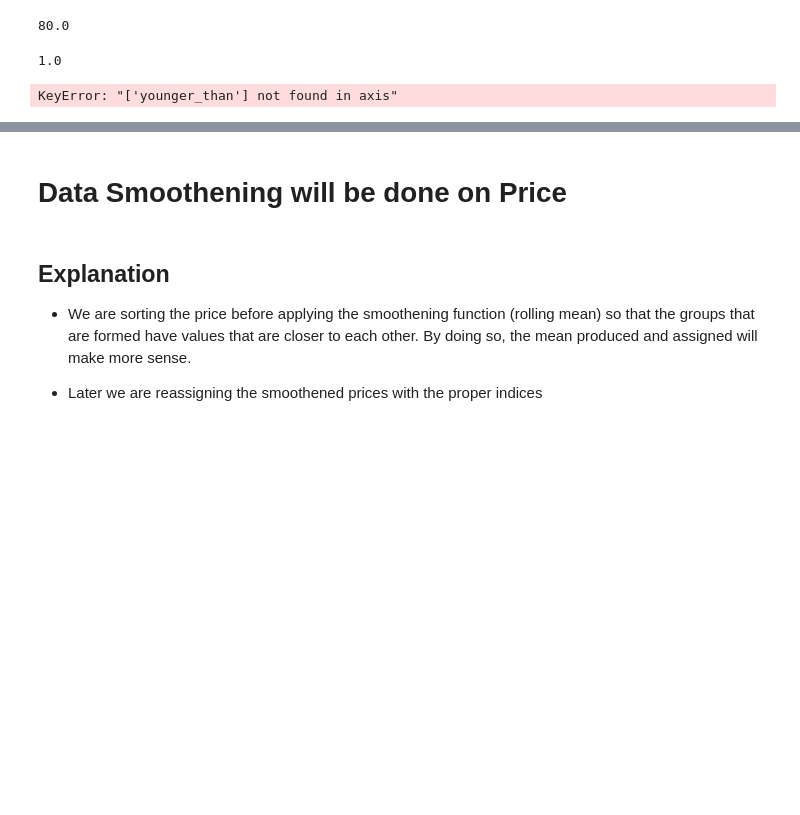
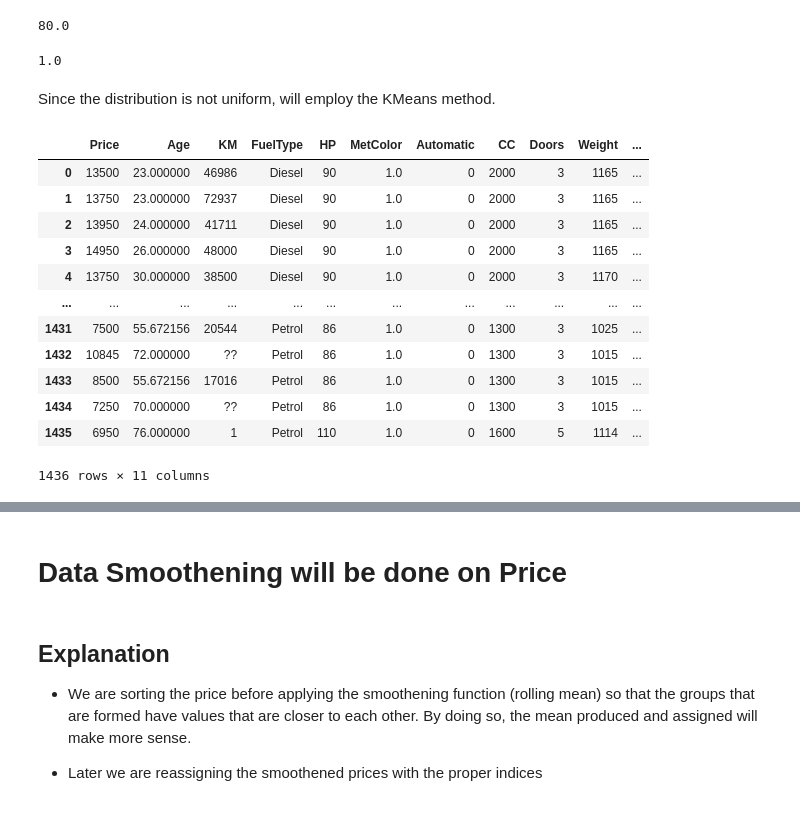
Before and after one commit to Shabbar10/Uni, a Jupyter notebook: DE/Toyota.ipynb, the cells around one changed output, grey strips where cells are left out. Drawn from its saved outputs; the diff is of its cells as text; code cells hidden in the pictures; blank space fills up the shorter version.

```diff
--- a/DE/Toyota.ipynb
+++ b/DE/Toyota.ipynb
@@ -210,7 +250,5 @@ df['Age'].max()
 df['Age'].min()
 # %% [output]
 1.0
-# %%
-df = df.drop('younger_than',axis=1)
-# %% [output]
-KeyError: "['younger_than'] not found in axis"
+# %% [markdown]
+Since the distribution is not uniform, will employ the KMeans method.
@@ -216,0 +258,18 @@ KeyError: "['younger_than'] not found in axis"
+# %%
+kmeans = KMeans(n_clusters=5)
+df_copy1['KMeans_Binned'] = kmeans.fit_predict(df_copy1[['Age']])
+df_copy1
+# %% [output]
+|  | Price | Age | KM | FuelType | HP | MetColor | Automatic | CC | Doors | Weight | ... |
+| 0 | 13500 | 23.000000 | 46986 | Diesel | 90 | 1.0 | 0 | 2000 | 3 | 1165 | ... |
+| 1 | 13750 | 23.000000 | 72937 | Diesel | 90 | 1.0 | 0 | 2000 | 3 | 1165 | ... |
+| 2 | 13950 | 24.000000 | 41711 | Diesel | 90 | 1.0 | 0 | 2000 | 3 | 1165 | ... |
+| 3 | 14950 | 26.000000 | 48000 | Diesel | 90 | 1.0 | 0 | 2000 | 3 | 1165 | ... |
+| 4 | 13750 | 30.000000 | 38500 | Diesel | 90 | 1.0 | 0 | 2000 | 3 | 1170 | ... |
+| ... | ... | ... | ... | ... | ... | ... | ... | ... | ... | ... | ... |
+| 1431 | 7500 | 55.672156 | 20544 | Petrol | 86 | 1.0 | 0 | 1300 | 3 | 1025 | ... |
+| 1432 | 10845 | 72.000000 | ?? | Petrol | 86 | 1.0 | 0 | 1300 | 3 | 1015 | ... |
+| 1433 | 8500 | 55.672156 | 17016 | Petrol | 86 | 1.0 | 0 | 1300 | 3 | 1015 | ... |
+| 1434 | 7250 | 70.000000 | ?? | Petrol | 86 | 1.0 | 0 | 1300 | 3 | 1015 | ... |
+| 1435 | 6950 | 76.000000 | 1 | Petrol | 110 | 1.0 | 0 | 1600 | 5 | 1114 | ... |
+1436 rows × 11 columns
```
Also changed, not shown: parts of 48 cells of this notebook, 4 other files.
